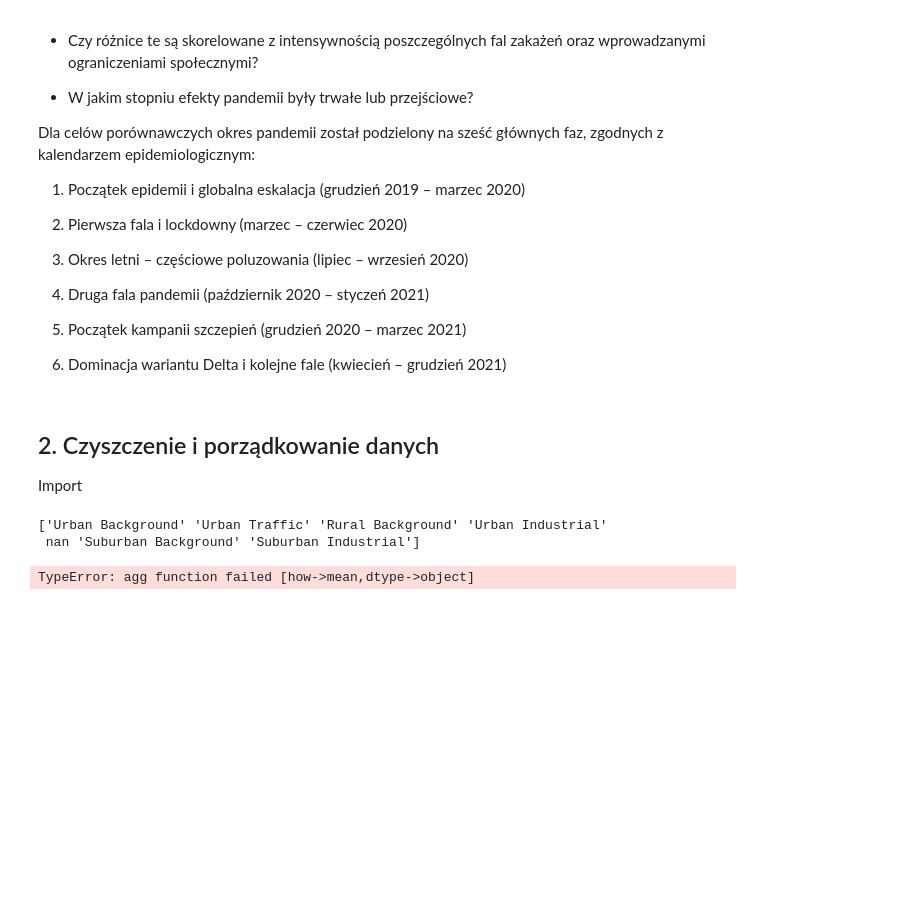
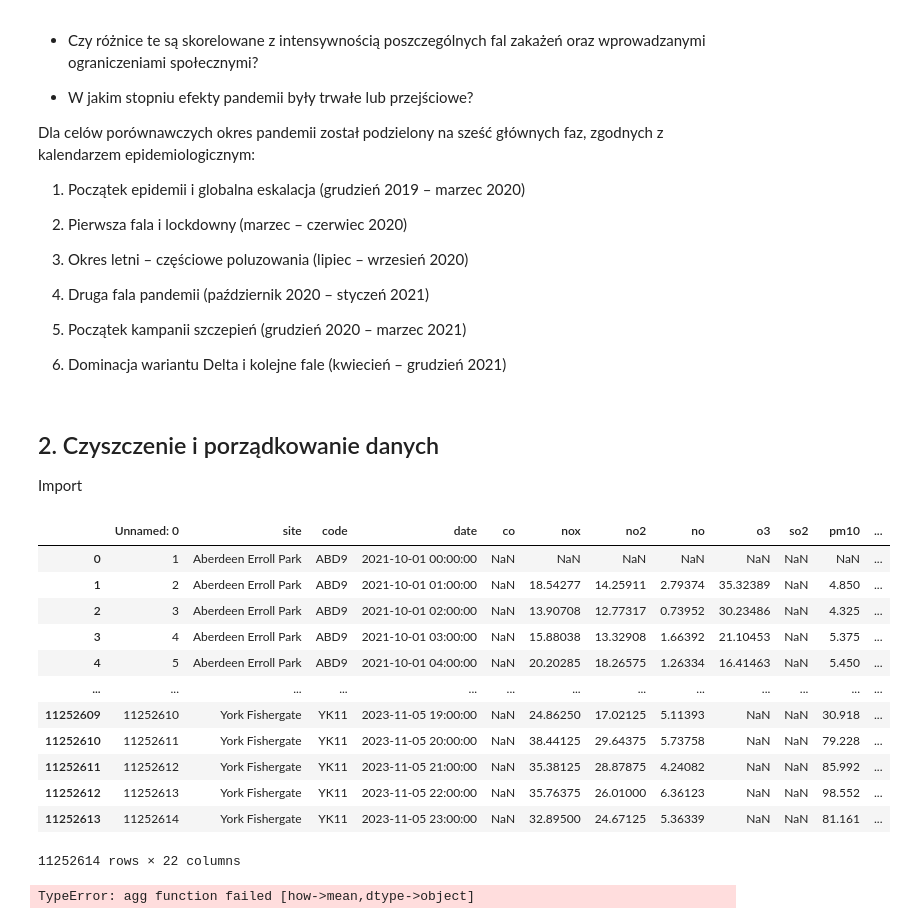
Before and after one commit to rk404/SAD, a Jupyter notebook: Zadanie_SAD_2025.ipynb, the cells around one changed output. Cells and saved outputs as stored; diff of their text form; code cells hidden in the pictures; blank space fills up the shorter version.

```diff
--- a/Zadanie_SAD_2025.ipynb
+++ b/Zadanie_SAD_2025.ipynb
@@ -67,11 +67,23 @@ df_air = pd.read_csv(path + "/AURN_2015_2023.csv")
 # %%
 #pokaz wszystkie kolumny
 pd.set_option('display.max_columns', None)
 #jakie są site_types
-print(df_air['site_type'].unique())
+#print(df_air['site_type'].unique())
+df_air
 # %% [output]
+|  | Unnamed: 0 | site | code | date | co | nox | no2 | no | o3 | so2 | pm10 | ... |
+| 0 | 1 | Aberdeen Erroll Park | ABD9 | 2021-10-01 00:00:00 | NaN | NaN | NaN | NaN | NaN | NaN | NaN | ... |
+| 1 | 2 | Aberdeen Erroll Park | ABD9 | 2021-10-01 01:00:00 | NaN | 18.54277 | 14.25911 | 2.79374 | 35.32389 | NaN | 4.850 | ... |
+| 2 | 3 | Aberdeen Erroll Park | ABD9 | 2021-10-01 02:00:00 | NaN | 13.90708 | 12.77317 | 0.73952 | 30.23486 | NaN | 4.325 | ... |
+| 3 | 4 | Aberdeen Erroll Park | ABD9 | 2021-10-01 03:00:00 | NaN | 15.88038 | 13.32908 | 1.66392 | 21.10453 | NaN | 5.375 | ... |
+| 4 | 5 | Aberdeen Erroll Park | ABD9 | 2021-10-01 04:00:00 | NaN | 20.20285 | 18.26575 | 1.26334 | 16.41463 | NaN | 5.450 | ... |
+| ... | ... | ... | ... | ... | ... | ... | ... | ... | ... | ... | ... | ... |
+| 11252609 | 11252610 | York Fishergate | YK11 | 2023-11-05 19:00:00 | NaN | 24.86250 | 17.02125 | 5.11393 | NaN | NaN | 30.918 | ... |
+| 11252610 | 11252611 | York Fishergate | YK11 | 2023-11-05 20:00:00 | NaN | 38.44125 | 29.64375 | 5.73758 | NaN | NaN | 79.228 | ... |
+| 11252611 | 11252612 | York Fishergate | YK11 | 2023-11-05 21:00:00 | NaN | 35.38125 | 28.87875 | 4.24082 | NaN | NaN | 85.992 | ... |
+| 11252612 | 11252613 | York Fishergate | YK11 | 2023-11-05 22:00:00 | NaN | 35.76375 | 26.01000 | 6.36123 | NaN | NaN | 98.552 | ... |
+| 11252613 | 11252614 | York Fishergate | YK11 | 2023-11-05 23:00:00 | NaN | 32.89500 | 24.67125 | 5.36339 | NaN | NaN | 81.161 | ... |
-['Urban Background' 'Urban Traffic' 'Rural Background' 'Urban Industrial'
- nan 'Suburban Background' 'Suburban Industrial']
+11252614 rows × 22 columns
 # %%
 # grupujemy df_air_dane po kolumnach code,date
 df_air_dane = df_air.groupby(["site","code","date"]).mean().reset_index()
```
Also changed, not shown: parts of 3 cells of this notebook, 3 other files.
